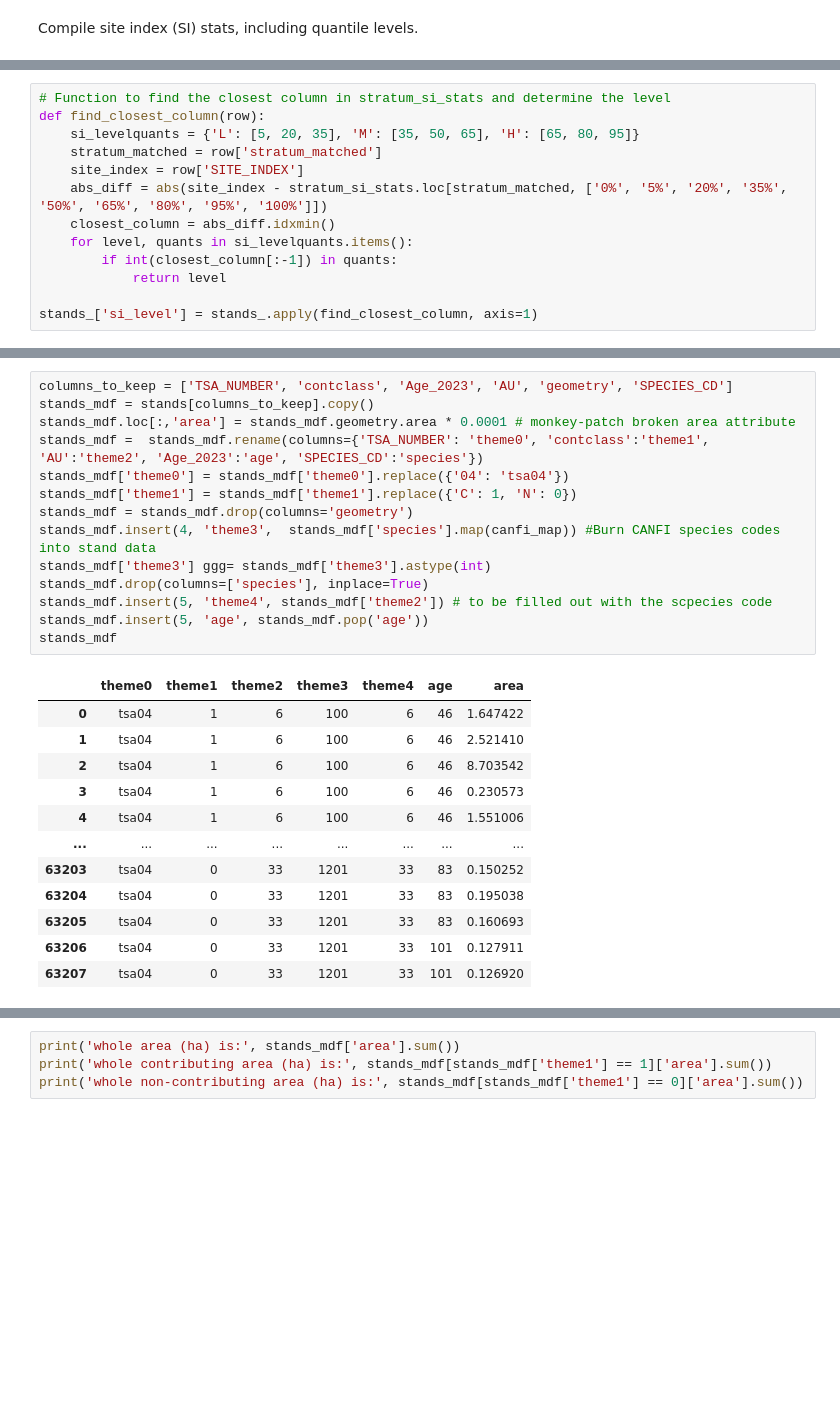
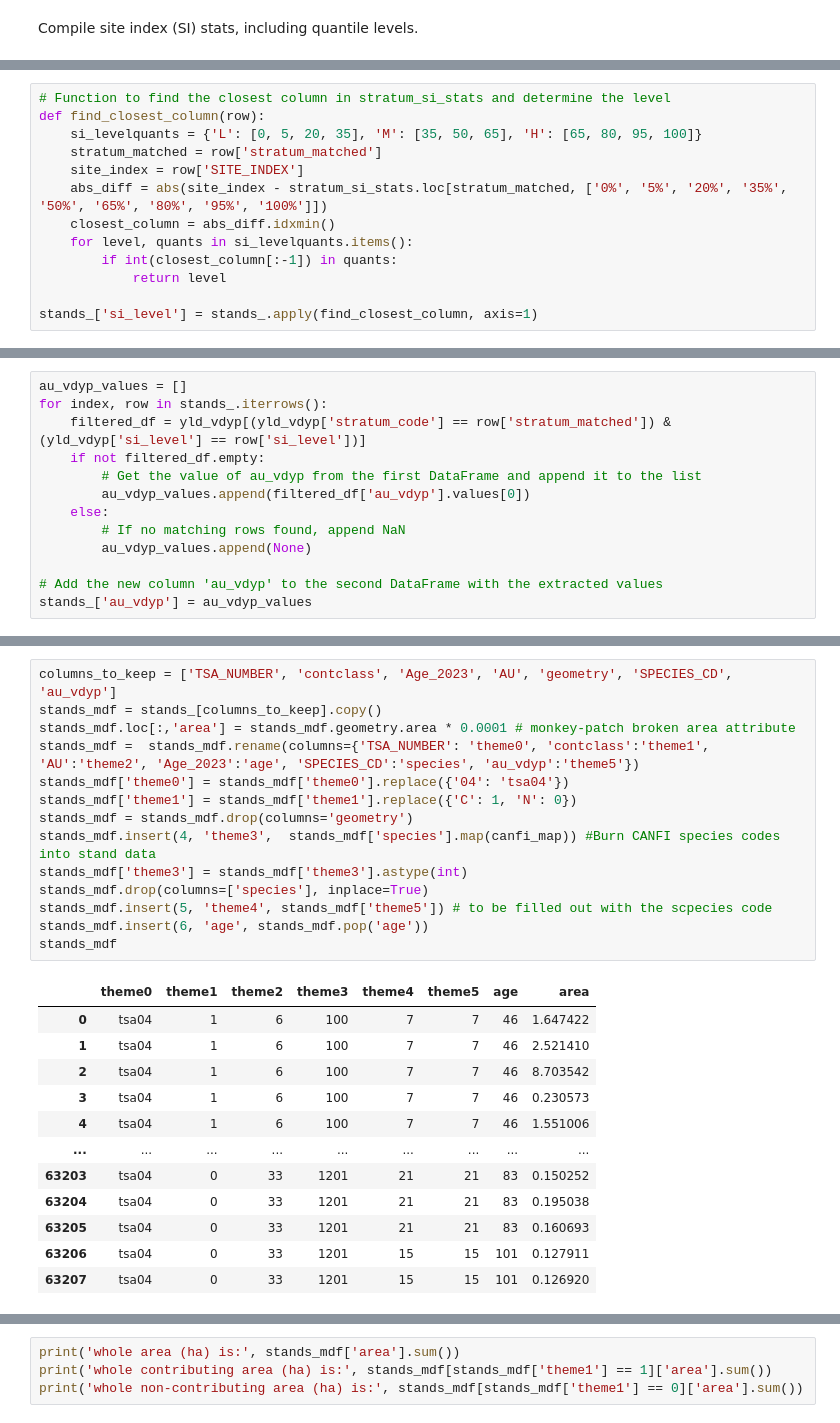
Before and after one commit to UBC-FRESH/nbds_mining, a Jupyter notebook: 00_woodstock_files_6theme.ipynb, the cells around one changed output, grey strips where cells are left out. Drawn from its saved outputs; the diff is of its cells as text; blank space fills up the shorter version.

```diff
--- a/00_woodstock_files_6theme.ipynb
+++ b/00_woodstock_files_6theme.ipynb
@@ -204,7 +237,7 @@ stratum_si_stats = stands__.groupby(stratum_col).SITE_INDEX.describe(percentiles
 # %%
 # Function to find the closest column in stratum_si_stats and determine the level
 def find_closest_column(row):
-    si_levelquants = {'L': [5, 20, 35], 'M': [35, 50, 65], 'H': [65, 80, 95]}
+    si_levelquants = {'L': [0, 5, 20, 35], 'M': [35, 50, 65], 'H': [65, 80, 95, 100]}
     stratum_matched = row['stratum_matched']
     site_index = row['SITE_INDEX']
     abs_diff = abs(site_index - stratum_si_stats.loc[stratum_matched, ['0%', '5%', '20%', '35%', '50%', '65%', '80%', '95%', '100%']])
@@ -216,0 +282,13 @@ stands_['si_level'] = stands_.apply(find_closest_column, axis=1)
+# %%
+au_vdyp_values = []
+for index, row in stands_.iterrows():
+    filtered_df = yld_vdyp[(yld_vdyp['stratum_code'] == row['stratum_matched']) & (yld_vdyp['si_level'] == row['si_level'])]
+    if not filtered_df.empty:
+        # Get the value of au_vdyp from the first DataFrame and append it to the list
+        au_vdyp_values.append(filtered_df['au_vdyp'].values[0])
+    else:
+        # If no matching rows found, append NaN
+        au_vdyp_values.append(None)
+
+# Add the new column 'au_vdyp' to the second DataFrame with the extracted values
+stands_['au_vdyp'] = au_vdyp_values
@@ -217,27 +298,27 @@ stands_['si_level'] = stands_.apply(find_closest_column, axis=1)
 # %%
-columns_to_keep = ['TSA_NUMBER', 'contclass', 'Age_2023', 'AU', 'geometry', 'SPECIES_CD']
-stands_mdf = stands[columns_to_keep].copy()
+columns_to_keep = ['TSA_NUMBER', 'contclass', 'Age_2023', 'AU', 'geometry', 'SPECIES_CD', 'au_vdyp']
+stands_mdf = stands_[columns_to_keep].copy()
 stands_mdf.loc[:,'area'] = stands_mdf.geometry.area * 0.0001 # monkey-patch broken area attribute
-stands_mdf =  stands_mdf.rename(columns={'TSA_NUMBER': 'theme0', 'contclass':'theme1', 'AU':'theme2', 'Age_2023':'age', 'SPECIES_CD':'species'})
+stands_mdf =  stands_mdf.rename(columns={'TSA_NUMBER': 'theme0', 'contclass':'theme1', 'AU':'theme2', 'Age_2023':'age', 'SPECIES_CD':'species', 'au_vdyp':'theme5'})
 stands_mdf['theme0'] = stands_mdf['theme0'].replace({'04': 'tsa04'})
 stands_mdf['theme1'] = stands_mdf['theme1'].replace({'C': 1, 'N': 0})
 stands_mdf = stands_mdf.drop(columns='geometry')
 stands_mdf.insert(4, 'theme3',  stands_mdf['species'].map(canfi_map)) #Burn CANFI species codes into stand data
-stands_mdf['theme3'] ggg= stands_mdf['theme3'].astype(int)
+stands_mdf['theme3'] = stands_mdf['theme3'].astype(int)
 stands_mdf.drop(columns=['species'], inplace=True)
-stands_mdf.insert(5, 'theme4', stands_mdf['theme2']) # to be filled out with the scpecies code
-stands_mdf.insert(5, 'age', stands_mdf.pop('age'))
+stands_mdf.insert(5, 'theme4', stands_mdf['theme5']) # to be filled out with the scpecies code
+stands_mdf.insert(6, 'age', stands_mdf.pop('age'))
 stands_mdf
 # %% [output]
-|  | theme0 | theme1 | theme2 | theme3 | theme4 | age | area |
-| 0 | tsa04 | 1 | 6 | 100 | 6 | 46 | 1.647422 |
-| 1 | tsa04 | 1 | 6 | 100 | 6 | 46 | 2.521410 |
-| 2 | tsa04 | 1 | 6 | 100 | 6 | 46 | 8.703542 |
-| 3 | tsa04 | 1 | 6 | 100 | 6 | 46 | 0.230573 |
-| 4 | tsa04 | 1 | 6 | 100 | 6 | 46 | 1.551006 |
-| ... | ... | ... | ... | ... | ... | ... | ... |
-| 63203 | tsa04 | 0 | 33 | 1201 | 33 | 83 | 0.150252 |
-| 63204 | tsa04 | 0 | 33 | 1201 | 33 | 83 | 0.195038 |
-| 63205 | tsa04 | 0 | 33 | 1201 | 33 | 83 | 0.160693 |
-| 63206 | tsa04 | 0 | 33 | 1201 | 33 | 101 | 0.127911 |
-| 63207 | tsa04 | 0 | 33 | 1201 | 33 | 101 | 0.126920 |
+|  | theme0 | theme1 | theme2 | theme3 | theme4 | theme5 | age | area |
+| 0 | tsa04 | 1 | 6 | 100 | 7 | 7 | 46 | 1.647422 |
+| 1 | tsa04 | 1 | 6 | 100 | 7 | 7 | 46 | 2.521410 |
+| 2 | tsa04 | 1 | 6 | 100 | 7 | 7 | 46 | 8.703542 |
+| 3 | tsa04 | 1 | 6 | 100 | 7 | 7 | 46 | 0.230573 |
+| 4 | tsa04 | 1 | 6 | 100 | 7 | 7 | 46 | 1.551006 |
+| ... | ... | ... | ... | ... | ... | ... | ... | ... |
+| 63203 | tsa04 | 0 | 33 | 1201 | 21 | 21 | 83 | 0.150252 |
+| 63204 | tsa04 | 0 | 33 | 1201 | 21 | 21 | 83 | 0.195038 |
+| 63205 | tsa04 | 0 | 33 | 1201 | 21 | 21 | 83 | 0.160693 |
+| 63206 | tsa04 | 0 | 33 | 1201 | 15 | 15 | 101 | 0.127911 |
+| 63207 | tsa04 | 0 | 33 | 1201 | 15 | 15 | 101 | 0.126920 |
```
Also changed, not shown: parts of 29 cells of this notebook, 9 other files.
